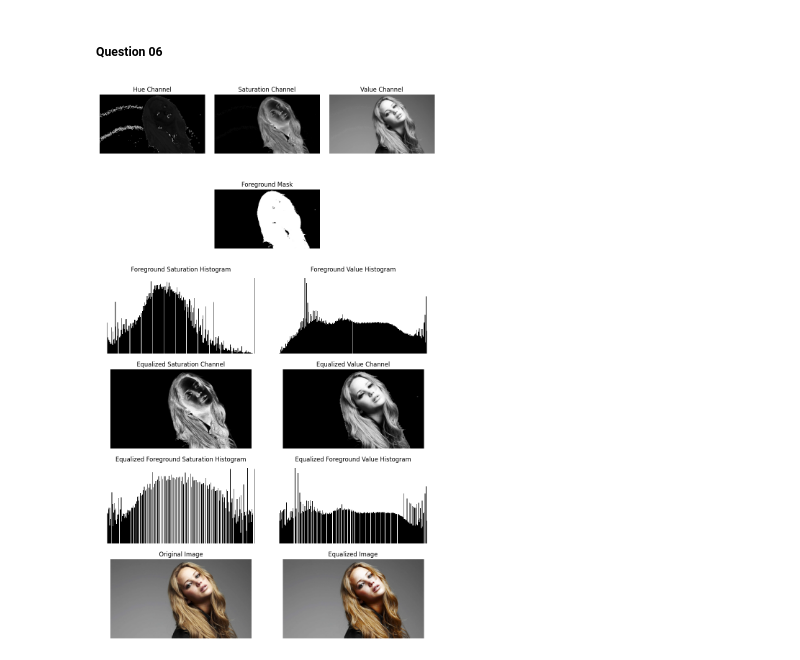
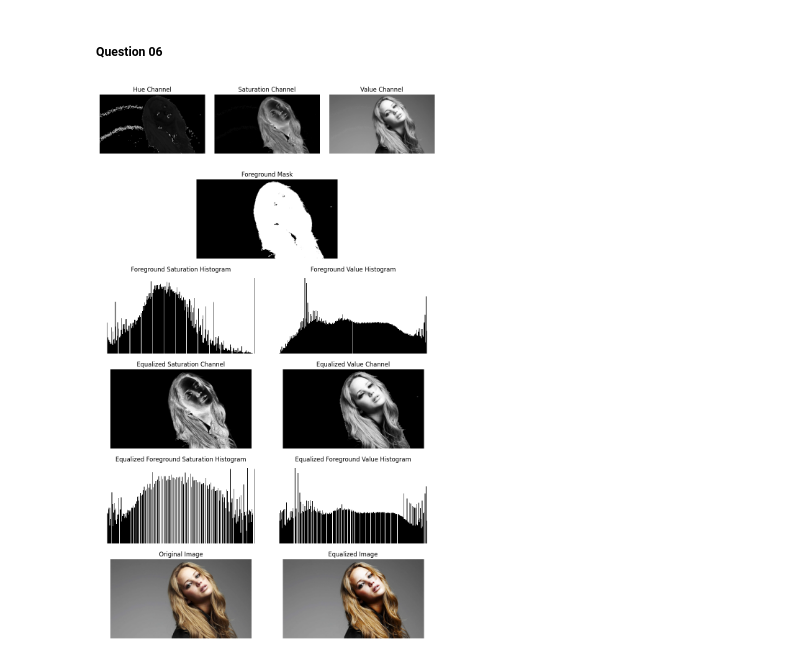
Before and after one commit to pulasthi-u/en3160-assignment01, a Jupyter notebook: code_assignment1.ipynb, the cells around one changed output. Drawn from its saved outputs; the diff is of its cells as text; code cells hidden in the pictures.

```diff
--- a/code_assignment1.ipynb
+++ b/code_assignment1.ipynb
@@ -207,7 +207,7 @@ foreground_V = cv2.bitwise_and(V, foreground_mask)
 background_S = cv2.bitwise_and(S, background_mask)
 background_V = cv2.bitwise_and(V, background_mask)
 
-ax4 = fig.add_subplot(gs[1, 2:4])
+ax4 = fig.add_subplot(gs[1, 1:5])
 ax4.axis('off')
 ax4.set_title("Foreground Mask")
 ax4.imshow(foreground_mask, cmap='gray')
@@ -246,31 +246,31 @@ ax8 = fig.add_subplot(gs[3, 3:6])
 ax8.axis('off')
 ax8.set_title("Equalized Value Channel")
 ax8.imshow(foreground_V_eq, cmap='gray', vmin=0, vmax=255)
 
 ax9 = fig.add_subplot(gs[4, 0:3])
 ax9.axis('off')
 ax9.set_title("Equalized Foreground Saturation Histogram")
 ax9.hist(foreground_S_eq[foreground_S_eq != 0].ravel(), bins=256, color='black')
 
 ax10 = fig.add_subplot(gs[4, 3:6])
 ax10.axis('off')
 ax10.set_title("Equalized Foreground Value Histogram")
 ax10.hist(foreground_V_eq[foreground_V_eq != 0].ravel(), bins=256, color='black')
 
 equalized_S = background_S + foreground_S_eq
 equalized_V = background_V + foreground_V_eq
 equalized_img = cv2.merge((H, equalized_S, equalized_V))
 
 ax11 = fig.add_subplot(gs[5, 0:3])
 ax11.axis('off')
 ax11.set_title("Original Image")
 ax11.imshow(cv2.cvtColor(img, cv2.COLOR_HSV2RGB))
 
 ax12 = fig.add_subplot(gs[5, 3:6])
 ax12.axis('off')
 ax12.set_title("Equalized Image")
 ax12.imshow(cv2.cvtColor(equalized_img, cv2.COLOR_HSV2RGB))
 
 plt.show()
 # %% [output]
-[figure, old version]
+[figure, new version]
```
Also changed, not shown: parts of 2 cells of this notebook.
